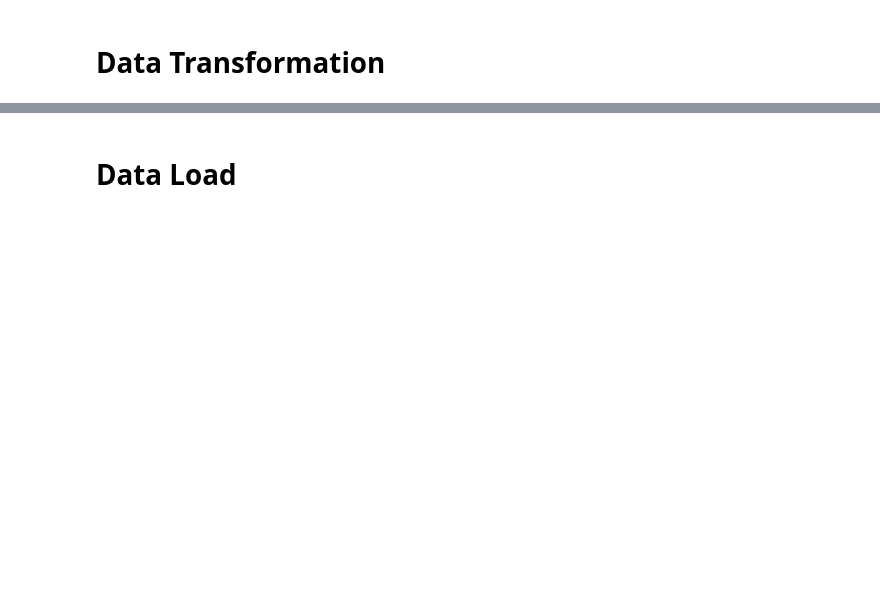
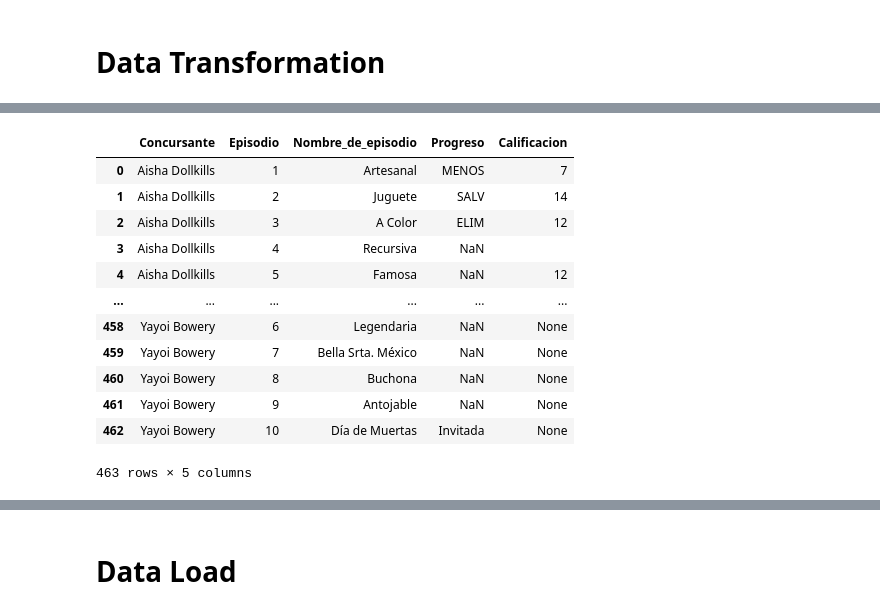
Before and after one commit to NilArj/drag_show, a Jupyter notebook: etl_show_progress_table.ipynb, the cells around one changed output, grey strips where cells are left out. Drawn from its saved outputs; the diff is of its cells as text; code cells hidden in the pictures; blank space fills up the shorter version.

```diff
--- a/etl_show_progress_table.ipynb
+++ b/etl_show_progress_table.ipynb
@@ -133,7 +253,7 @@ print(melted_df.head())
 progress_df = []
 
 for season in progress_all_df:
-    melted_df = pd.melt(df, id_vars=["Concursante"], var_name="Nombre_de_episodio", value_name="Progreso")
+    melted_df = pd.melt(season, id_vars=["Concursante"], var_name="Nombre_de_episodio", value_name="Progreso")
     melted_df["Episodio"] = melted_df["Nombre_de_episodio"].str.extract(r'(\d+)').astype(int)
     melted_df["Nombre_de_episodio"] = melted_df["Nombre_de_episodio"].str.replace(r'Ep. \d+ ', '', regex=True)
     melted_df = melted_df[["Concursante", "Episodio", "Nombre_de_episodio", "Progreso"]]
@@ -143,6 +263,7 @@ for season in progress_all_df:
 progress_df = pd.concat(progress_df, ignore_index=True)
 progress_df.sort_values(by=["Concursante", "Episodio"], inplace=True)
 progress_df.reset_index(drop=True, inplace=True)
+progress_df = progress_df.drop_duplicates()
 
-print(progress_df.head())
+progress_df
 # %% [output]
@@ -154,0 +297,3 @@ print(progress_df.head())
+# %%
+merge_all_scores_df_1 = pd.melt(merge_all_scores_df, id_vars=["Participant"], value_name="Calificacion", var_name="Episodio")
+merge_all_scores_df_1
@@ -154,0 +327,4 @@ print(progress_df.head())
+# %%
+merge_all_scores_df_1.rename(columns={"Participant":"Concursante"}, inplace=True)
+# %%
+merge_all_scores_df_1["Episodio"] = merge_all_scores_df_1["Episodio"].astype(int)
@@ -154,0 +344,17 @@ print(progress_df.head())
+# %%
+progress_data_set = pd.merge(progress_df, merge_all_scores_df_1, on=["Concursante", "Episodio"])
+progress_data_set
+# %% [output]
+|  | Concursante | Episodio | Nombre_de_episodio | Progreso | Calificacion |
+| 0 | Aisha Dollkills | 1 | Artesanal | MENOS | 7 |
+| 1 | Aisha Dollkills | 2 | Juguete | SALV | 14 |
+| 2 | Aisha Dollkills | 3 | A Color | ELIM | 12 |
+| 3 | Aisha Dollkills | 4 | Recursiva | NaN |  |
+| 4 | Aisha Dollkills | 5 | Famosa | NaN | 12 |
+| ... | ... | ... | ... | ... | ... |
+| 458 | Yayoi Bowery | 6 | Legendaria | NaN | None |
+| 459 | Yayoi Bowery | 7 | Bella Srta. México | NaN | None |
+| 460 | Yayoi Bowery | 8 | Buchona | NaN | None |
+| 461 | Yayoi Bowery | 9 | Antojable | NaN | None |
+| 462 | Yayoi Bowery | 10 | Día de Muertas | Invitada | None |
+463 rows × 5 columns
```
Also changed, not shown: parts of 25 cells of this notebook.
